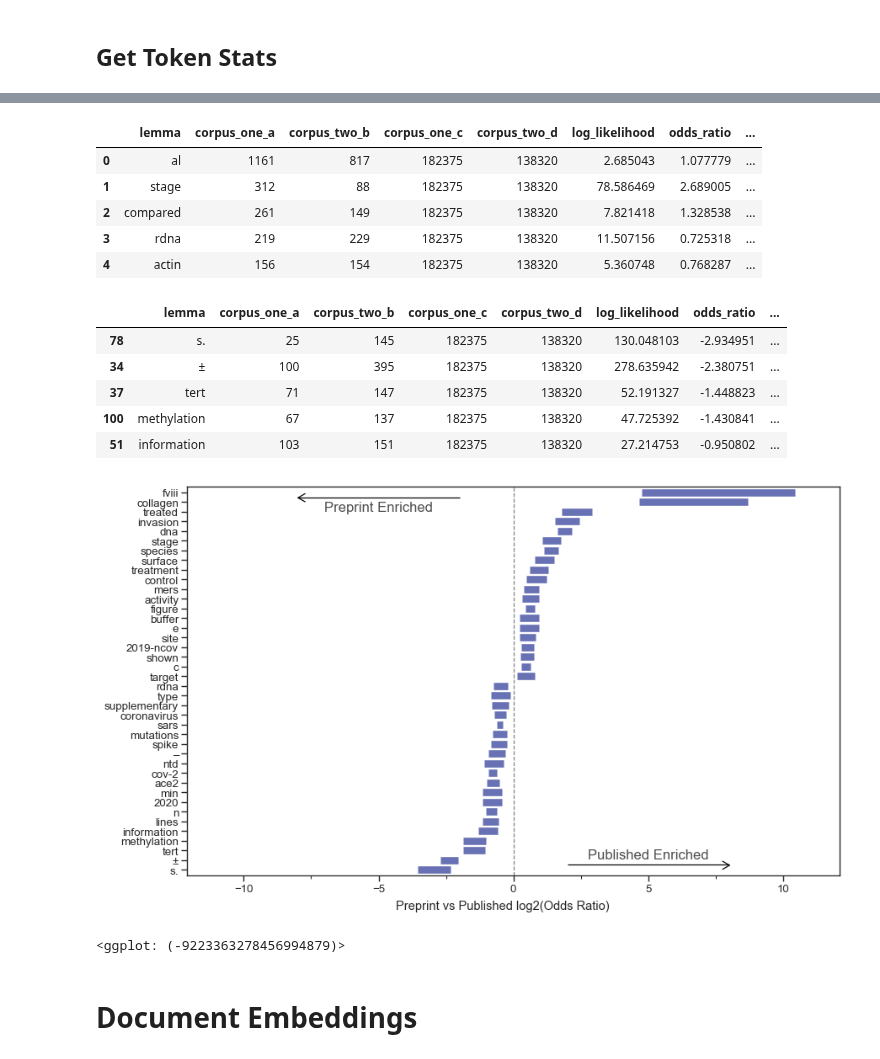
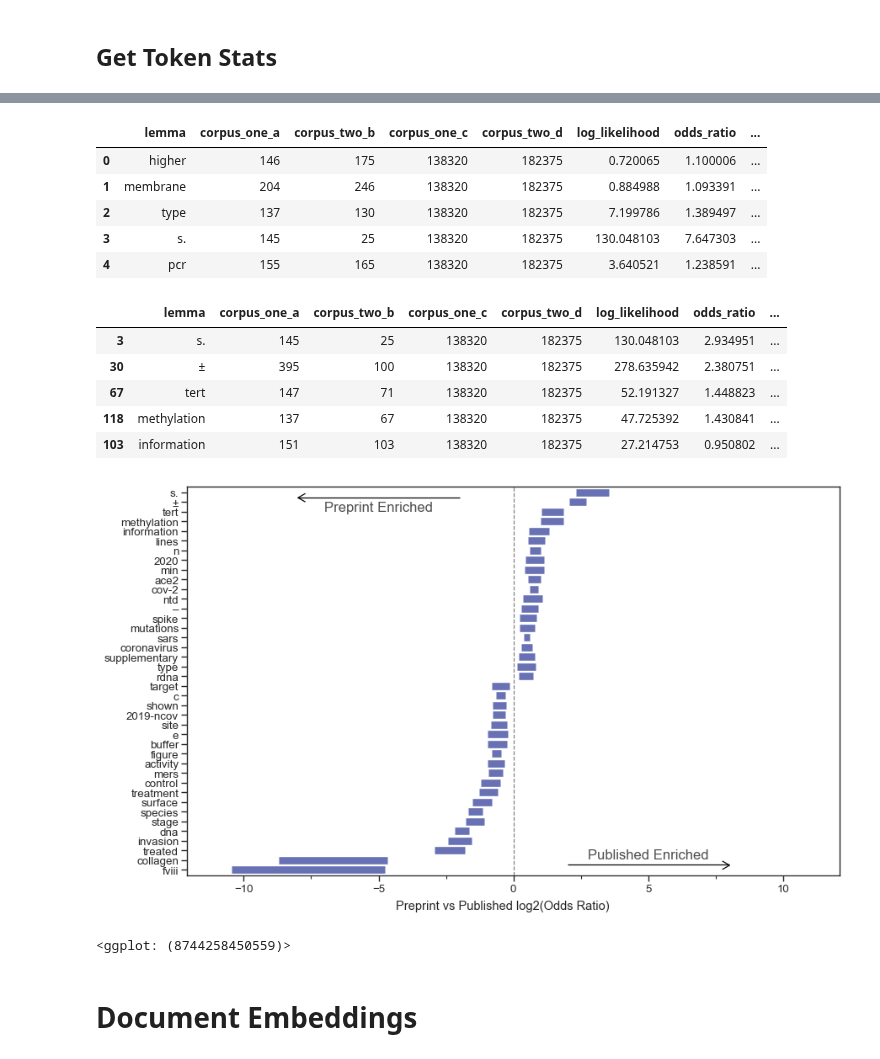
Before and after one commit to greenelab/annorxiver, a Jupyter notebook: biorxiv/polka_subset_experiment/03_rerun_analyses_with_added_subset.ipynb, the cells around one changed output, grey strips where cells are left out. Saved outputs shown, nothing was run; the diff lists cells and outputs as text; code cells hidden in the pictures.

```diff
--- a/biorxiv/polka_subset_experiment/03_rerun_analyses_with_added_subset.ipynb
+++ b/biorxiv/polka_subset_experiment/03_rerun_analyses_with_added_subset.ipynb
@@ -134,7 +130,7 @@ published_count_df = (
     pd.DataFrame.from_records(
         [
             {
-                "token": token[0],
+                "lemma": token[0],
                 "pos_tag": token[1],
                 "dep_tag": token[2],
                 "count": published_count[token],
@@ -142,8 +138,8 @@ published_count_df = (
             for token in published_count
         ]
     )
-    .query(f"token not in {stop_word_list}")
-    .groupby("token")
+    .query(f"lemma not in {stop_word_list}")
+    .groupby("lemma")
     .agg({"count": "sum"})
     .reset_index()
     .sort_values("count", ascending=False)
@@ -161,7 +157,7 @@ published_count_df.head()
 # %% [markdown]
 ## Get Token Stats
 # %%
-preprint_vs_published = get_term_statistics(preprint_count_df, published_count_df, 100)
+preprint_vs_published = get_term_statistics(published_count_df, preprint_count_df, 100)
 preprint_vs_published.to_csv(
     "output/updated_preprint_to_published_comparison.tsv", sep="\t", index=False
 )
@@ -186,17 +182,17 @@ full_plot_df = calculate_confidence_intervals(preprint_vs_published)
 full_plot_df.head()
 # %% [output]
 |  | lemma | corpus_one_a | corpus_two_b | corpus_one_c | corpus_two_d | log_likelihood | odds_ratio | ... |
-| 0 | al | 1161 | 817 | 182375 | 138320 | 2.685043 | 1.077779 | ... |
-| 1 | stage | 312 | 88 | 182375 | 138320 | 78.586469 | 2.689005 | ... |
-| 2 | compared | 261 | 149 | 182375 | 138320 | 7.821418 | 1.328538 | ... |
-| 3 | rdna | 219 | 229 | 182375 | 138320 | 11.507156 | 0.725318 | ... |
-| 4 | actin | 156 | 154 | 182375 | 138320 | 5.360748 | 0.768287 | ... |
+| 0 | higher | 146 | 175 | 138320 | 182375 | 0.720065 | 1.100006 | ... |
+| 1 | membrane | 204 | 246 | 138320 | 182375 | 0.884988 | 1.093391 | ... |
+| 2 | type | 137 | 130 | 138320 | 182375 | 7.199786 | 1.389497 | ... |
+| 3 | s. | 145 | 25 | 138320 | 182375 | 130.048103 | 7.647303 | ... |
+| 4 | pcr | 155 | 165 | 138320 | 182375 | 3.640521 | 1.238591 | ... |
 # %%
 plot_df = (
-    full_plot_df.sort_values("odds_ratio", ascending=True)
+    full_plot_df.sort_values("odds_ratio", ascending=False)
     .iloc[3:]
     .head(20)
-    .append(full_plot_df.sort_values("odds_ratio", ascending=False).head(20))
+    .append(full_plot_df.sort_values("odds_ratio", ascending=True).head(20))
     .assign(
         odds_ratio=lambda x: x.odds_ratio.apply(lambda x: np.log2(x)),
         lower_odds=lambda x: x.lower_odds.apply(lambda x: np.log2(x)),
@@ -206,15 +202,15 @@ plot_df = (
 plot_df.head()
 # %% [output]
 |  | lemma | corpus_one_a | corpus_two_b | corpus_one_c | corpus_two_d | log_likelihood | odds_ratio | ... |
-| 78 | s. | 25 | 145 | 182375 | 138320 | 130.048103 | -2.934951 | ... |
-| 34 | ± | 100 | 395 | 182375 | 138320 | 278.635942 | -2.380751 | ... |
-| 37 | tert | 71 | 147 | 182375 | 138320 | 52.191327 | -1.448823 | ... |
-| 100 | methylation | 67 | 137 | 182375 | 138320 | 47.725392 | -1.430841 | ... |
-| 51 | information | 103 | 151 | 182375 | 138320 | 27.214753 | -0.950802 | ... |
+| 3 | s. | 145 | 25 | 138320 | 182375 | 130.048103 | 2.934951 | ... |
+| 30 | ± | 395 | 100 | 138320 | 182375 | 278.635942 | 2.380751 | ... |
+| 67 | tert | 147 | 71 | 138320 | 182375 | 52.191327 | 1.448823 | ... |
+| 118 | methylation | 137 | 67 | 138320 | 182375 | 47.725392 | 1.430841 | ... |
+| 103 | information | 151 | 103 | 138320 | 182375 | 27.214753 | 0.950802 | ... |
 # %%
 g = (
     p9.ggplot(
-        plot_df, p9.aes(y="token", x="lower_odds", xend="upper_odds", yend="lemma")
+        plot_df, p9.aes(y="lemma", x="lower_odds", xend="upper_odds", yend="lemma")
     )
     + p9.geom_segment(color="#253494", size=3.5, alpha=0.7)
     + p9.scale_y_discrete(
@@ -230,35 +226,35 @@ g = (
         yend=1.5,
         colour="black",
         size=0.5,
         alpha=1,
         arrow=p9.arrow(length=0.1),
     )
     + p9.annotate("text", label="Published Enriched", x=5, y=2.5, size=12, alpha=0.7)
     + p9.annotate(
         "segment",
         x=-2,
         xend=-8,
         y=39.5,
         yend=39.5,
         colour="black",
         size=0.5,
         alpha=1,
         arrow=p9.arrow(length=0.1),
     )
     + p9.annotate("text", label="Preprint Enriched", x=-5, y=38.5, size=12, alpha=0.7)
     + p9.theme_seaborn(context="paper", style="ticks", font_scale=1.1, font="Arial")
     + p9.theme(
         figure_size=(10, 6),
         panel_grid_minor=p9.element_blank(),
     )
     + p9.labs(y=None, x="Preprint vs Published log2(Odds Ratio)")
 )
 g.save("output/figures/preprint_published_frequency_odds.svg")
 g.save("output/figures/preprint_published_frequency_odds.png", dpi=250)
 print(g)
 # %% [output]
-[figure, old version]
+[figure, new version]
-<ggplot: (-9223363278456994879)>
+<ggplot: (8744258450559)>
 # %% [markdown]
 # Document Embeddings
 # %% [markdown]
```
Also changed, not shown: parts of 11 cells of this notebook, 10 other files.
